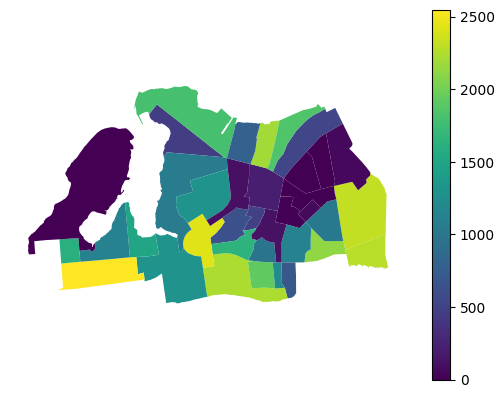
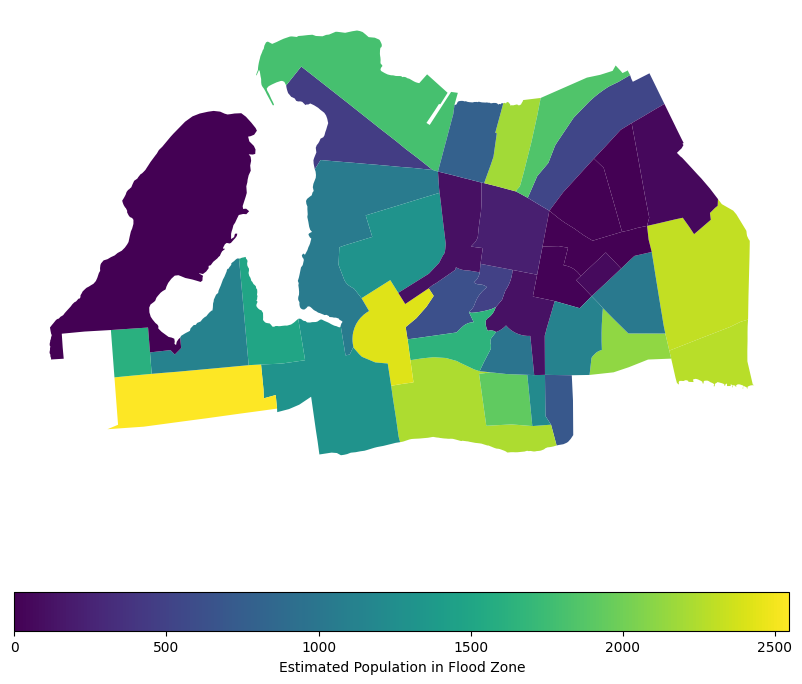
Unified diff of the notebook cell whose output changed from the first chart to the second:
--- before
+++ after
@@ -1 +1,9 @@
-census_far_rockaway_gdf.plot(column="pop_in_flood_zone_2050", legend=True)
+census_far_rockaway_gdf.plot(
+    column="pop_in_flood_zone_2050",
+    legend=True,
+    figsize=(10, 10),
+    legend_kwds={
+        "label": "Estimated Population in Flood Zone",
+        "orientation": "horizontal",
+    },
+)

Commit: some cleanup